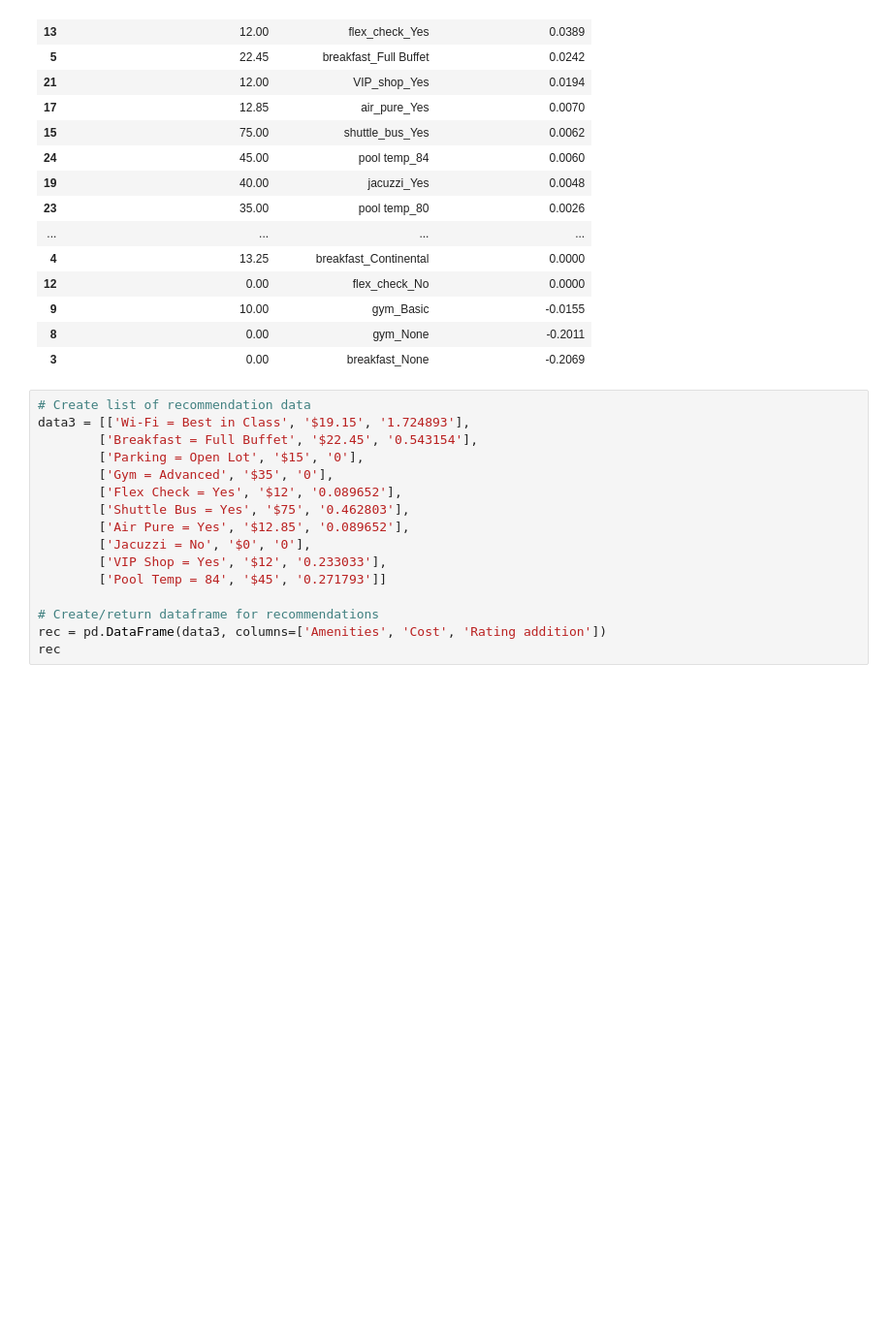
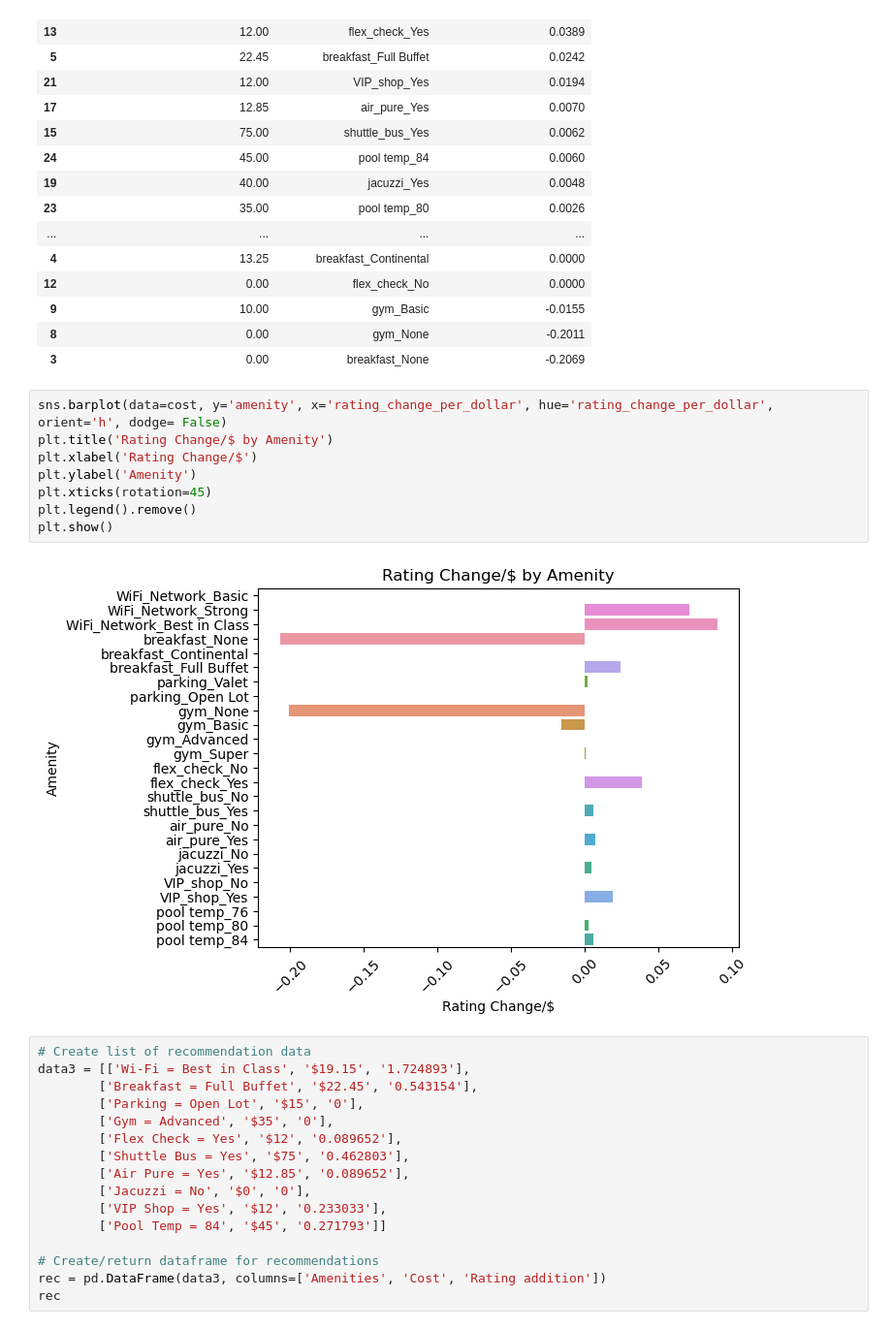
Before and after one commit to cool-t/Tara_DataPortfolio, a Jupyter notebook: Disney Marketing Analytics Study - Python + Tableau/Disney_Marketing_Analytics_Project.ipynb, the cells around one changed output. Shown at 97% size. Drawn from its saved outputs; the diff is of its cells as text; blank space fills up the shorter version.

```diff
--- a/Disney Marketing Analytics Study - Python + Tableau/Disney_Marketing_Analytics_Project.ipynb
+++ b/Disney Marketing Analytics Study - Python + Tableau/Disney_Marketing_Analytics_Project.ipynb
@@ -707,6 +707,16 @@ cost.sort_values(['rating_change_per_dollar'], ascending=False)
 | 9 | 10.00 | gym_Basic | -0.0155 |
 | 8 | 0.00 | gym_None | -0.2011 |
 | 3 | 0.00 | breakfast_None | -0.2069 |
+# %%
+sns.barplot(data=cost, y='amenity', x='rating_change_per_dollar', hue='rating_change_per_dollar', orient='h', dodge= False)
+plt.title('Rating Change/$ by Amenity')
+plt.xlabel('Rating Change/$')
+plt.ylabel('Amenity')
+plt.xticks(rotation=45)
+plt.legend().remove()
+plt.show()
+# %% [output]
+[figure, added]
 # %%
 # Create list of recommendation data
 data3 = [['Wi-Fi = Best in Class', '$19.15', '1.724893'],
```
Also changed, not shown: parts of 3 cells of this notebook.
